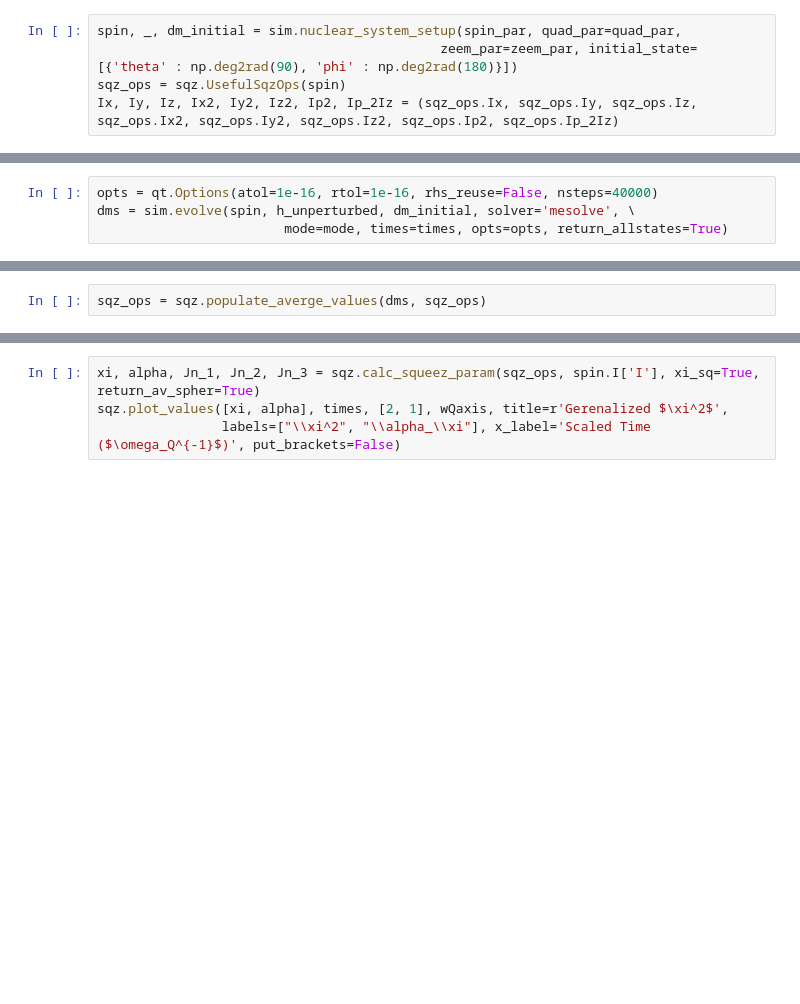
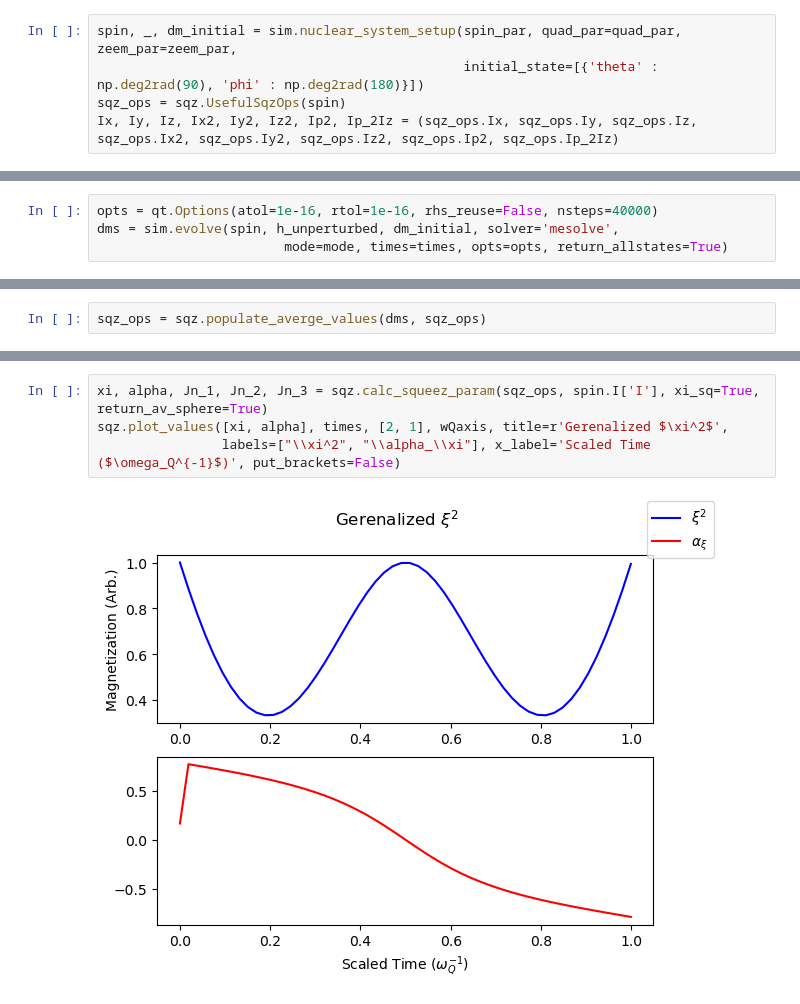
Before and after one commit to vemiBGH/PULSEE, a Jupyter notebook: demos/Spin Squeezing/simple_squeezing.ipynb, the cells around one changed output, grey strips where cells are left out. Saved outputs shown, nothing was run; the diff lists cells and outputs as text; blank space fills up the shorter version.

```diff
--- a/demos/Spin Squeezing/simple_squeezing.ipynb
+++ b/demos/Spin Squeezing/simple_squeezing.ipynb
@@ -44,8 +45,8 @@ mode = pd.DataFrame([( B0 * GAMMA_2PIS[0], B1, 0., np.pi/2, 0, pulse_time)],
 # %%
 initial_state={'theta' : np.deg2rad(90), 'phi' : np.deg2rad(180)}
 # %%
-spin, _, dm_initial = sim.nuclear_system_setup(spin_par, quad_par=quad_par,
-                                            zeem_par=zeem_par, initial_state=[{'theta' : np.deg2rad(90), 'phi' : np.deg2rad(180)}])
+spin, _, dm_initial = sim.nuclear_system_setup(spin_par, quad_par=quad_par, zeem_par=zeem_par,
+                                               initial_state=[{'theta' : np.deg2rad(90), 'phi' : np.deg2rad(180)}])
 sqz_ops = sqz.UsefulSqzOps(spin)
 Ix, Iy, Iz, Ix2, Iy2, Iz2, Ip2, Ip_2Iz = (sqz_ops.Ix, sqz_ops.Iy, sqz_ops.Iz, sqz_ops.Ix2, sqz_ops.Iy2, sqz_ops.Iz2, sqz_ops.Ip2, sqz_ops.Ip_2Iz)
 # %%
@@ -76,4 +84,4 @@ h_unperturbed
 # %%
 opts = qt.Options(atol=1e-16, rtol=1e-16, rhs_reuse=False, nsteps=40000)
-dms = sim.evolve(spin, h_unperturbed, dm_initial, solver='mesolve', \
+dms = sim.evolve(spin, h_unperturbed, dm_initial, solver='mesolve',
                         mode=mode, times=times, opts=opts, return_allstates=True)
@@ -93,7 +116,9 @@ sqz.plot_values([DIx, DIy, DIz], times, 1, wQaxis, title='Standard deviation val
 # %%
-xi, alpha, Jn_1, Jn_2, Jn_3 = sqz.calc_squeez_param(sqz_ops, spin.I['I'], xi_sq=True, return_av_spher=True)
+xi, alpha, Jn_1, Jn_2, Jn_3 = sqz.calc_squeez_param(sqz_ops, spin.I['I'], xi_sq=True, return_av_sphere=True)
 sqz.plot_values([xi, alpha], times, [2, 1], wQaxis, title=r'Gerenalized $\xi^2$',
                 labels=["\\xi^2", "\\alpha_\\xi"], x_label='Scaled Time ($\omega_Q^{-1}$)', put_brackets=False)
+# %% [output]
+[figure, added]
 # %%
 sqz.plot_values([Jn_1, Jn_2, Jn_3], times, 1, wQaxis, title='Mean values of magnetization in spherical',
     x_label='Scaled Time ($\omega_Q^{-1}$)', labels=['Jn_1', 'Jn_2', 'Jn_3'],put_brackets=True)
```
Also changed, not shown: parts of 9 cells of this notebook, 3 other files.
